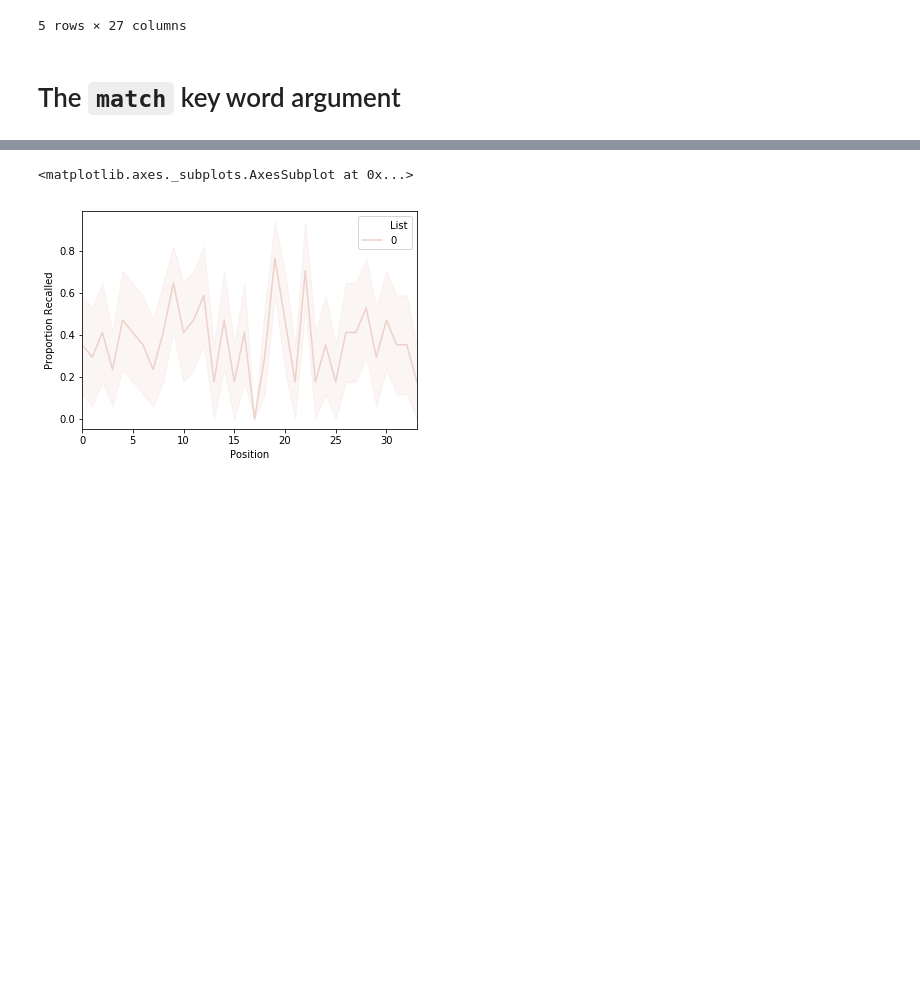
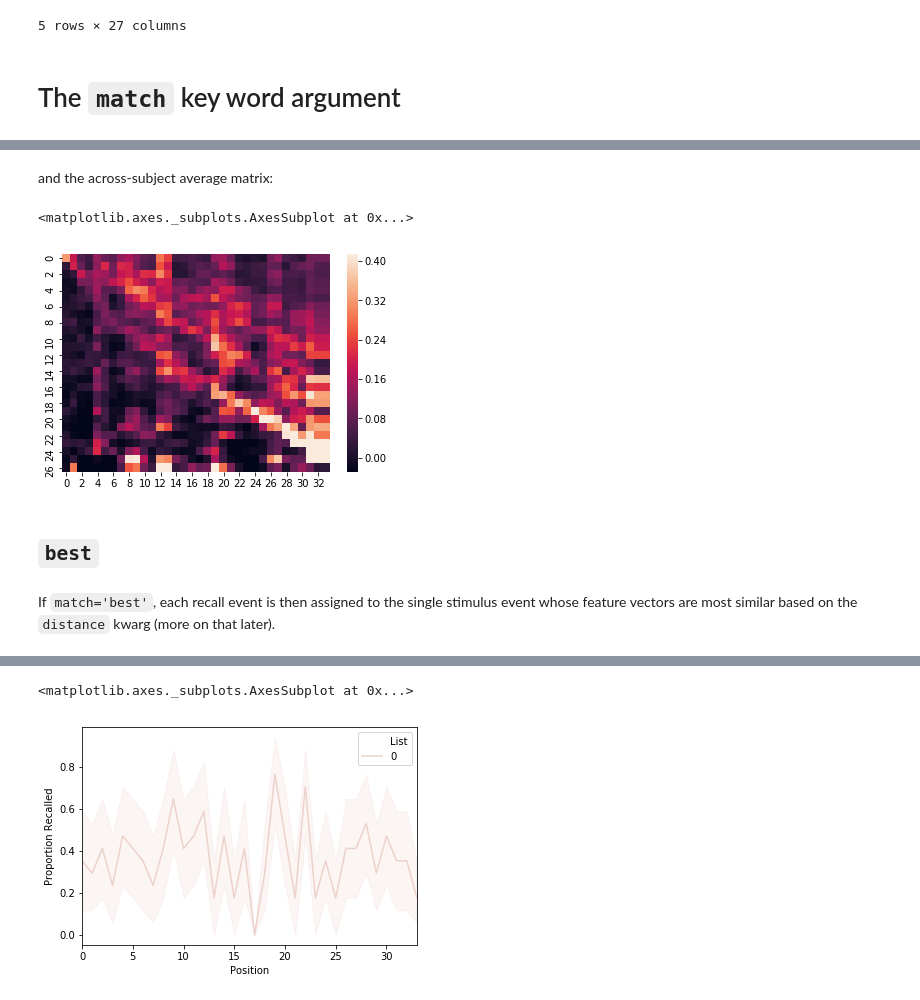
Before and after one commit to ContextLab/quail, a Jupyter notebook: docs/tutorial/naturalistic-analyses.ipynb, the cells around one changed output, grey strips where cells are left out. Saved outputs shown, nothing was run; the diff lists cells and outputs as text; code cells hidden in the pictures; blank space fills up the shorter version.

```diff
--- a/docs/tutorial/naturalistic-analyses.ipynb
+++ b/docs/tutorial/naturalistic-analyses.ipynb
@@ -79 +98,14 @@ If `match='best'`, the
+# %% [markdown]
+and the across-subject average matrix:
+# %%
+#@andy: include this or no?
+similarity_across_subs = np.nanmean(similarity_matrix,axis=0)
+sns.heatmap(similarity_across_subs, robust=True)
+# %% [output]
+<matplotlib.axes._subplots.AxesSubplot at 0x...>
+[figure, added]
+# %% [markdown]
+## `best`
+# %% [markdown]
+If `match='best'`, each recall event is then assigned to the single stimulus event whose feature vectors are most similar based on the `distance` kwarg (more on that later).
 # %%
```
Also changed, not shown: parts of 45 cells of this notebook, 2 other files.
